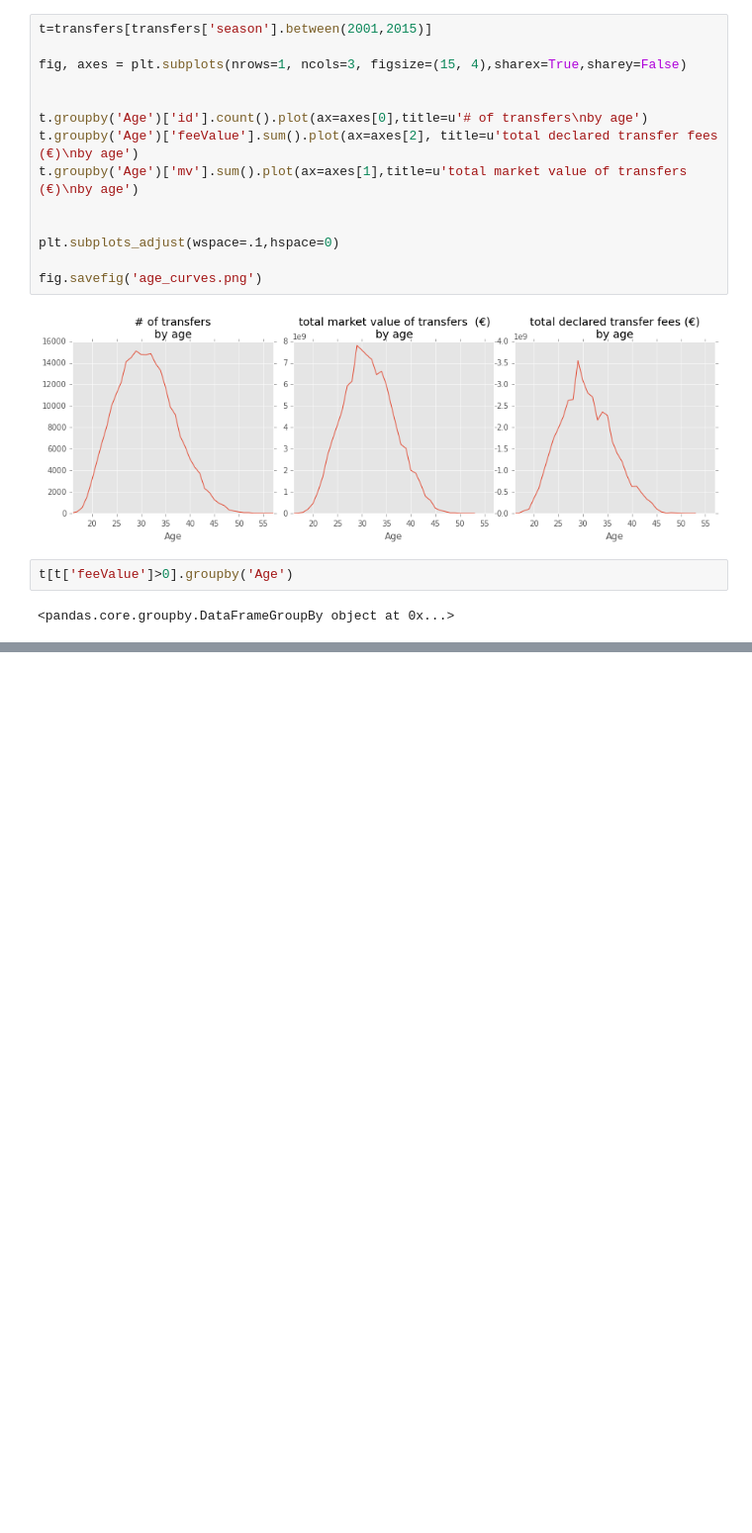
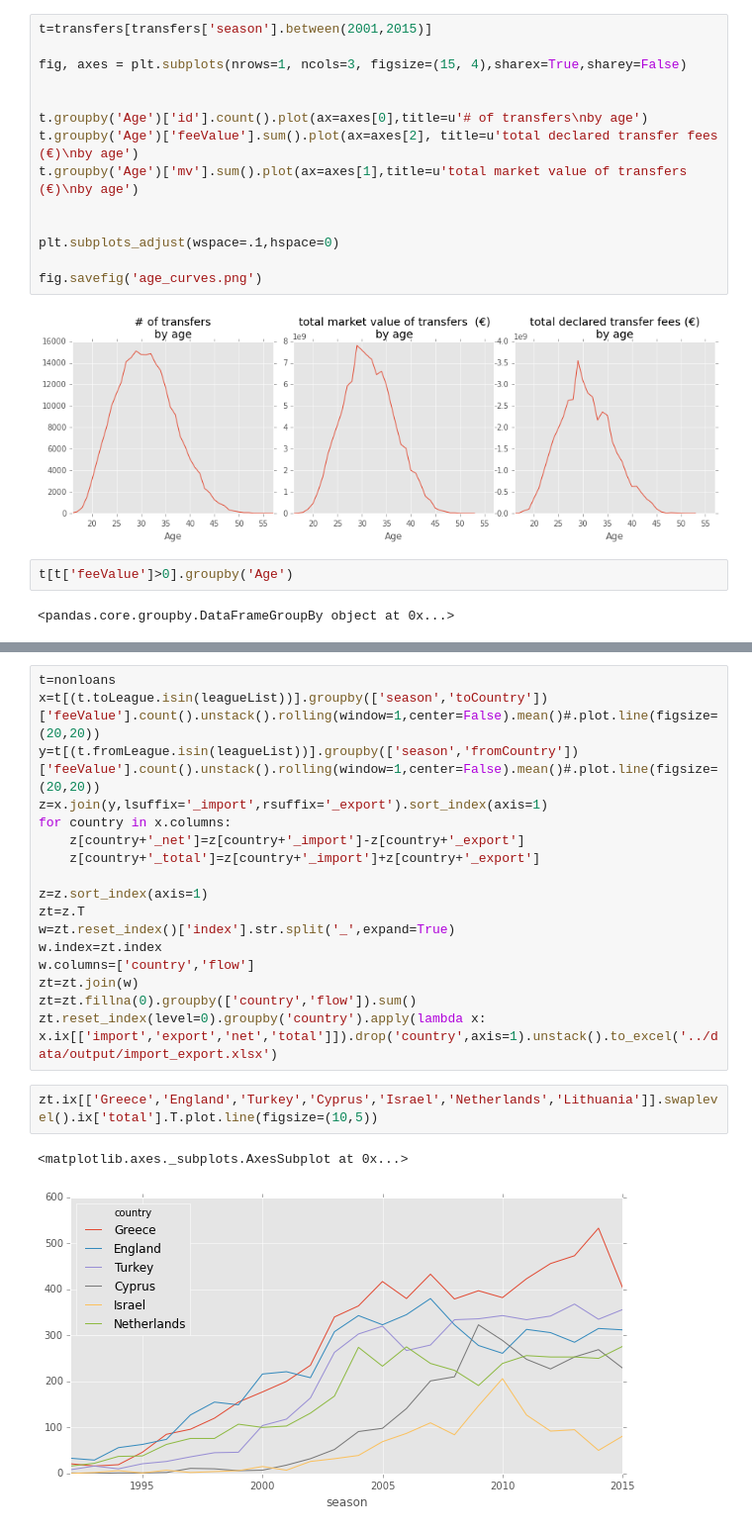
Before and after one commit to kebuhcah/soccer-history, a Jupyter notebook: notebooks/age_distributions.ipynb, the cells around one changed output, grey strips where cells are left out. Shown at 99% size. Saved outputs shown, nothing was run; the diff lists cells and outputs as text; blank space fills up the shorter version.

Commit message:
import/export/net/total intl loan analysis

```diff
--- a/notebooks/age_distributions.ipynb
+++ b/notebooks/age_distributions.ipynb
@@ -149,0 +161,22 @@ fig.savefig('loan_intl.png')
+# %%
+t=nonloans
+x=t[(t.toLeague.isin(leagueList))].groupby(['season','toCountry'])['feeValue'].count().unstack().rolling(window=1,center=False).mean()#.plot.line(figsize=(20,20))
+y=t[(t.fromLeague.isin(leagueList))].groupby(['season','fromCountry'])['feeValue'].count().unstack().rolling(window=1,center=False).mean()#.plot.line(figsize=(20,20))
+z=x.join(y,lsuffix='_import',rsuffix='_export').sort_index(axis=1)
+for country in x.columns:
+    z[country+'_net']=z[country+'_import']-z[country+'_export']
+    z[country+'_total']=z[country+'_import']+z[country+'_export']
+
+z=z.sort_index(axis=1)
+zt=z.T
+w=zt.reset_index()['index'].str.split('_',expand=True)
+w.index=zt.index
+w.columns=['country','flow']
+zt=zt.join(w)
+zt=zt.fillna(0).groupby(['country','flow']).sum()
+zt.reset_index(level=0).groupby('country').apply(lambda x: x.ix[['import','export','net','total']]).drop('country',axis=1).unstack().to_excel('../data/output/import_export.xlsx')
+# %%
+zt.ix[['Greece','England','Turkey','Cyprus','Israel','Netherlands','Lithuania']].swaplevel().ix['total'].T.plot.line(figsize=(10,5))
+# %% [output]
+<matplotlib.axes._subplots.AxesSubplot at 0x...>
+[figure, added]
```
Also changed, not shown: parts of 10 cells of this notebook, 7 other files.
